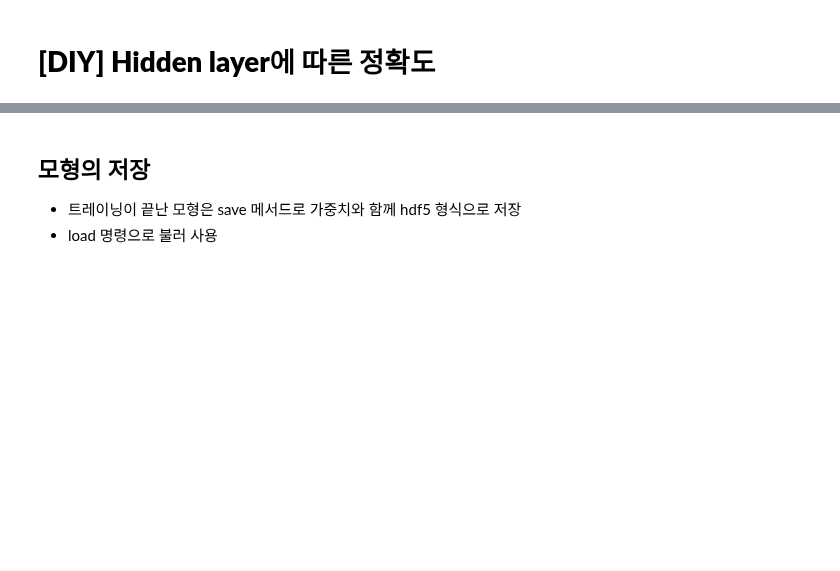
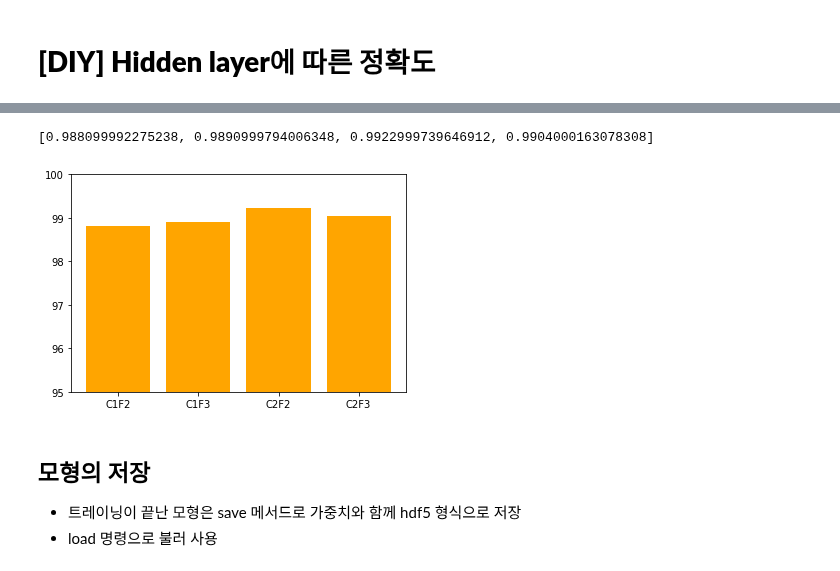
Before and after one commit to rldckd0103/pdm02, a Jupyter notebook: py-tensorflow/tf2_5_mnist_CNN_start.ipynb, the cells around one changed output, grey strips where cells are left out. Drawn from its saved outputs; the diff is of its cells as text; code cells hidden in the pictures; blank space fills up the shorter version.

```diff
--- a/py-tensorflow/tf2_5_mnist_CNN_start.ipynb
+++ b/py-tensorflow/tf2_5_mnist_CNN_start.ipynb
@@ -243 +299,18 @@ fcn5.compile(optimizer='adam',
+# %%
+c2f3 = keras.models.Sequential([
+    Conv2D(input_shape=(28,28,1),kernel_size=(3,3),strides=(1,1),filters= 32,padding='same',activation='relu'),
+    MaxPool2D(pool_size=(2,2), strides=(2,2)),
+    Conv2D(kernel_size=(3,3),strides=(1,1),filters= 64,padding='same',activation='relu'),
+    MaxPool2D(pool_size=(2,2), strides=(2,2)),
+    Flatten(),
+     Dense(256, activation='relu'),
+    Dropout(0.25),
+    Dense(128, activation='relu'),
+    Dropout(0.25),
+    keras.layers.Dense(10, activation='softmax')
+])
+
+c2f3.compile(optimizer='adam',
+              loss='categorical_crossentropy',
+              metrics=['accuracy'])
 # %%
@@ -245,2 +336,2 @@ fcn5.summary()
 # %%
-fcn5.fit(X_train, y_train, epochs=20, batch_size =32)
+c2f3.fit(X_train, y_train, epochs=20, batch_size =32)
@@ -256,0 +364,5 @@ fcn_result = [[0.08733399957418442, 0.9789999723434448],
+# %%
+c1f2score = c1f2.evaluate(X_test, y_test, batch_size = 32)
+c1f3score = c1f3.evaluate(X_test, y_test, batch_size = 32)
+c2f2score = c2f2.evaluate(X_test, y_test, batch_size = 32)
+c2f3score = c2f3.evaluate(X_test, y_test, batch_size = 32)
@@ -257,15 +374,20 @@ fcn_result = [[0.08733399957418442, 0.9789999723434448],
 # %%
 # select accuracies
-accuracy = [row[1] for row in fcn_result]
+accuracy = [c1f2score[1],c1f3score[1],c2f2score[1],c2f3score[1]]
 accuracy
+# %% [output]
+[0.988099992275238, 0.9890999794006348, 0.9922999739646912, 0.9904000163078308]
 # %%
 x = np.arange(4)
-fcns = ['FCN2','FCN3','FCN4','FCN5']
+cnns = ['C1F2','C1F3','C2F2','C2F3']
 accuracies = [acc*100 for acc in accuracy] # %
 
-plt.bar(x, accuracies)
-plt.xticks(x, fcns)
+plt.bar(x, accuracies,color='orange')
+plt.xticks(x, cnns)
+plt.ylim([95,100])
 plt.show()
+# %% [output]
+[figure, added]
 # %% [markdown]
 ## 모형의 저장
 
```
Also changed, not shown: parts of 35 cells of this notebook.
